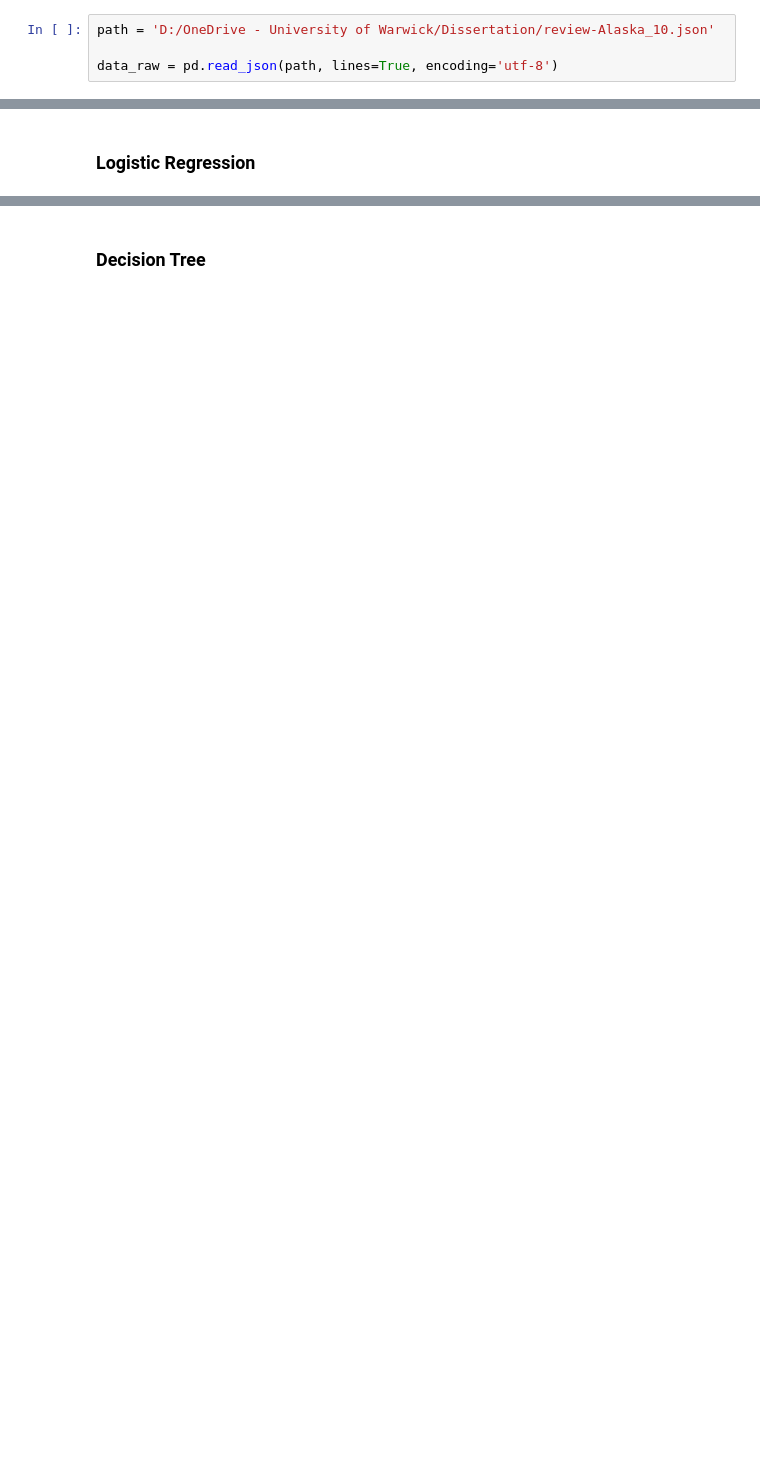
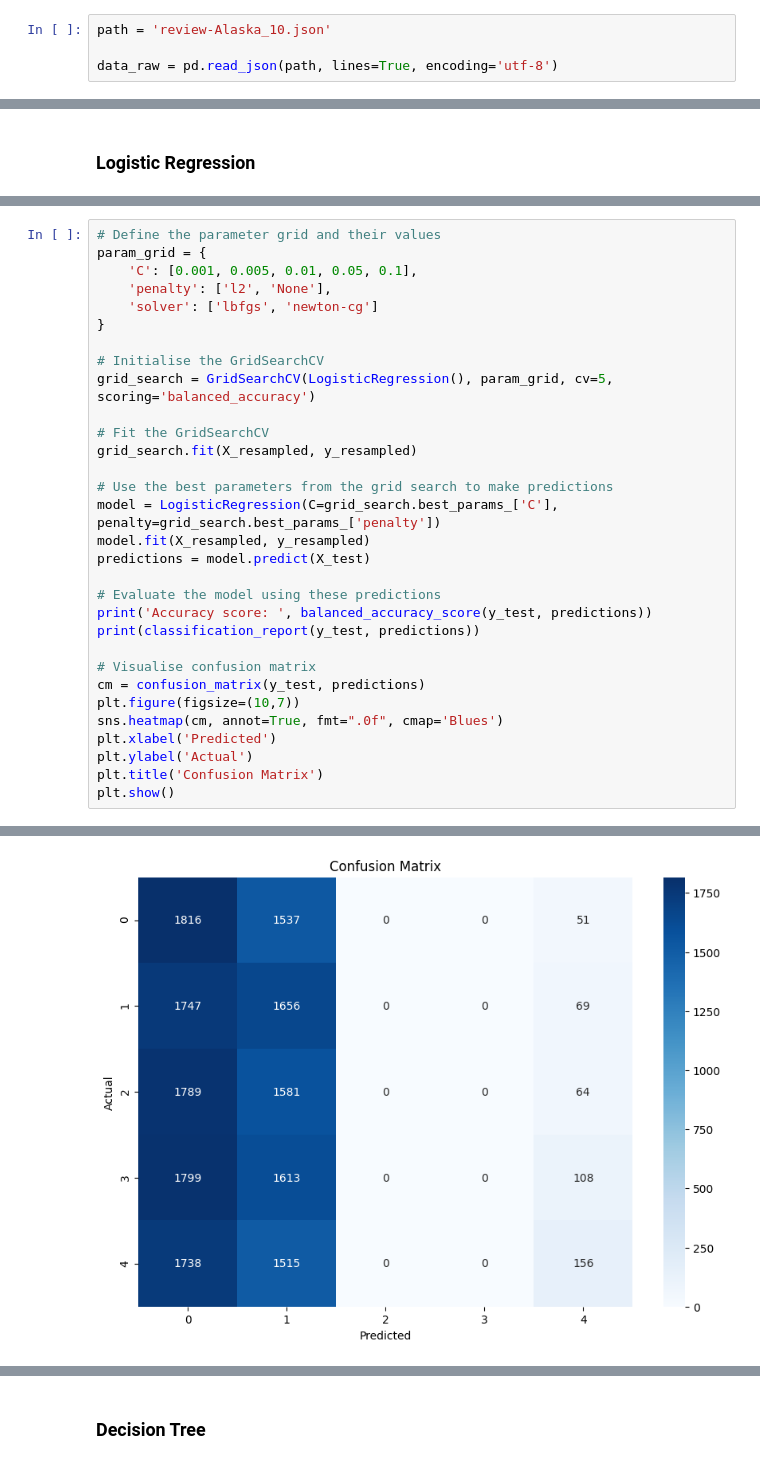
Before and after one commit to SkywingsWang/Masters-Degree-Dissertation, a Jupyter notebook: dissertation.ipynb, the cells around one changed output, grey strips where cells are left out. Cells and saved outputs as stored; diff of their text form; blank space fills up the shorter version.

```diff
--- a/dissertation.ipynb
+++ b/dissertation.ipynb
@@ -16,7 +23,7 @@ from statsmodels.stats.outliers_influence import variance_inflation_factor
 from statsmodels.formula.api import ols
 from statsmodels.graphics.regressionplots import plot_regress_exog
 # %%
-path = 'D:/OneDrive - University of Warwick/Dissertation/review-Alaska_10.json'
+path = 'review-Alaska_10.json'
 
 data_raw = pd.read_json(path, lines=True, encoding='utf-8')
 # %% [markdown]
@@ -430,0 +417,32 @@ weighted avg       0.15      0.21      0.13     17239
+# %%
+# Define the parameter grid and their values
+param_grid = {
+    'C': [0.001, 0.005, 0.01, 0.05, 0.1],
+    'penalty': ['l2', 'None'],
+    'solver': ['lbfgs', 'newton-cg']
+}
+
+# Initialise the GridSearchCV
+grid_search = GridSearchCV(LogisticRegression(), param_grid, cv=5, scoring='balanced_accuracy')
+
+# Fit the GridSearchCV
+grid_search.fit(X_resampled, y_resampled)
+
+# Use the best parameters from the grid search to make predictions
+model = LogisticRegression(C=grid_search.best_params_['C'], penalty=grid_search.best_params_['penalty'])
+model.fit(X_resampled, y_resampled)
+predictions = model.predict(X_test)
+
+# Evaluate the model using these predictions
+print('Accuracy score: ', balanced_accuracy_score(y_test, predictions))
+print(classification_report(y_test, predictions))
+
+# Visualise confusion matrix
+cm = confusion_matrix(y_test, predictions)
+plt.figure(figsize=(10,7))
+sns.heatmap(cm, annot=True, fmt=".0f", cmap='Blues')
+plt.xlabel('Predicted')
+plt.ylabel('Actual')
+plt.title('Confusion Matrix')
+plt.show()
+# %% [output]
@@ -430,0 +478 @@ weighted avg       0.15      0.21      0.13     17239
+[figure, added]
```
Also changed, not shown: parts of 31 cells of this notebook.
